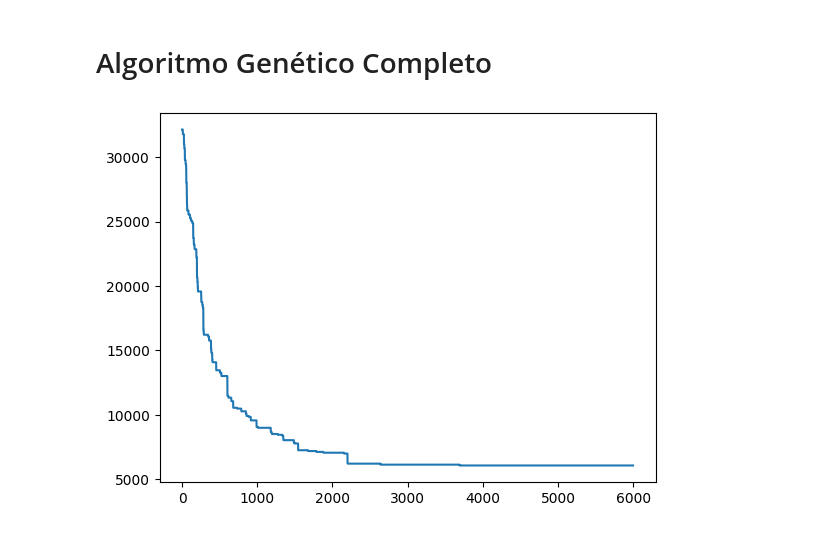
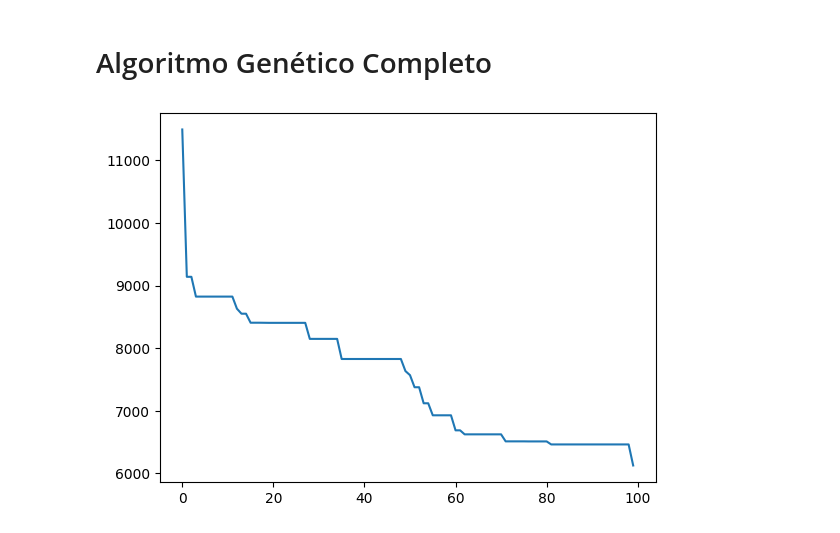
Before and after one commit to LucasHenrique-dev/projeto-QTS, a Jupyter notebook: desenvolvimento/GeradrorQTS.ipynb, the cells around one changed output. Cells and saved outputs as stored; diff of their text form; code cells hidden in the pictures.

Commit message:
Organizar o projeto e implementar objetivos e restricoes

```diff
--- a/desenvolvimento/GeradrorQTS.ipynb
+++ b/desenvolvimento/GeradrorQTS.ipynb
@@ -184,0 +345,12 @@ disciplinas_dia
+# %%
+# TESTE DE RESTRIÇÕES COM CROMOSSOMOS COM RESTRIÇÕES
+pontuacao_objetivo, pontos = [], 0
+for i in range(10000):
+  cromossomo = gerar_cromossomo_com_restricoes(curso['quantidade_turmas'],len(dias_semana),disciplinas_dia,(0, len(disciplinas)))
+  for i in range(0, len(cromossomo), disciplinas_dia):
+    pontos += aplicar_penalidades(cromossomo[i:i+disciplinas_dia])
+  pontuacao_objetivo.append((pontos, cromossomo))
+  pontos = 0
+
+pontuacao_objetivo = sorted(pontuacao_objetivo, key=lambda x: x[0])
+print(pontuacao_objetivo[-1])
@@ -184,0 +361,11 @@ disciplinas_dia
+# %%
+def funcao_avaliacao(calendario):
+  pontuacao = 0
+
+  for i in range(0, len(calendario), disciplinas_dia):
+    aulas_dia = calendario[i:i+disciplinas_dia]
+
+    pontuacao += avaliar_objetivos(aulas_dia)                                   #Pontuar pela otimização dos objetivos
+    pontuacao += aplicar_penalidades(aulas_dia)                                 #Penalizar descumprimento das restrições
+
+  return pontuacao
@@ -283,11 +425,0 @@ def aplicar_penalidades(aulas, agrupamento):
-# %%
-def funcao_avaliacao(calendario):
-  pontuacao = 0
-
-  for i in range(0, len(calendario), disciplinas_dia):
-    aulas = calendario[i:i+disciplinas_dia]
-
-    pontuacao += avaliar_objetivos(aulas)
-    pontuacao += aplicar_penalidades(aulas, 3)
-
-  return pontuacao
@@ -396,7 +475,7 @@ def algoritmo_genetico(dominio, tamanho_populacao = 10, passo = 1,
     populacao = []
     for i in range(tamanho_populacao):
         #Cria aleatoriamente os indivíduos
-        individuo = gerar_cromossomo(curso["quantidade_turmas"], len(dias_semana), disciplinas_dia, len(disciplinas))
+        individuo = gerar_cromossomo_sem_restricoes(curso["quantidade_turmas"], len(dias_semana), disciplinas_dia, dominio[0])
         populacao.append(individuo)
     # print(populacao)
     # print(len(populacao))
@@ -437,9 +516,9 @@ def algoritmo_genetico(dominio, tamanho_populacao = 10, passo = 1,
 
     return custos[0][1]
 # %%
-solucao = algoritmo_genetico(dominio, numero_geracoes= 6000)
+solucao = algoritmo_genetico(dominio, tamanho_populacao = 10, numero_geracoes= 100)
 # %% [output]
-[figure, old version]
+[figure, new version]
 # %%
 print(solucao)
 # %% [output]
```
Also changed, not shown: parts of 60 cells of this notebook.
